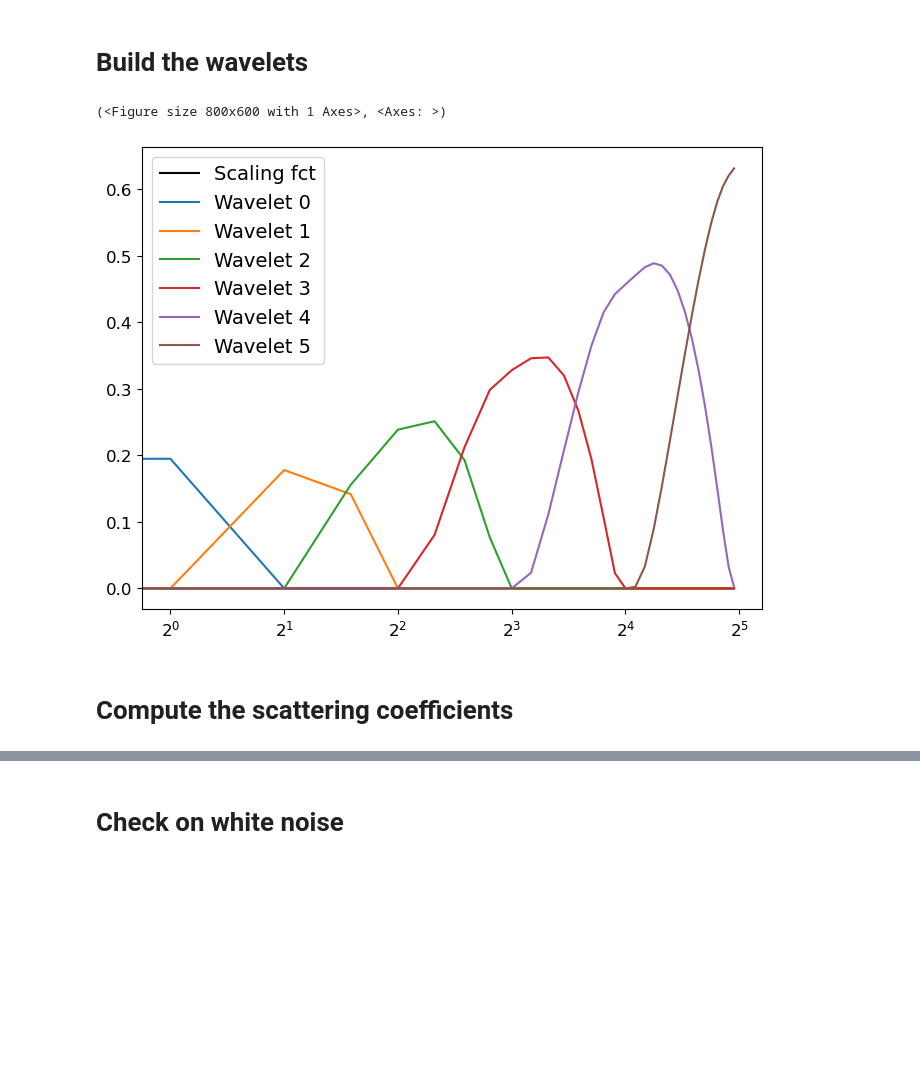
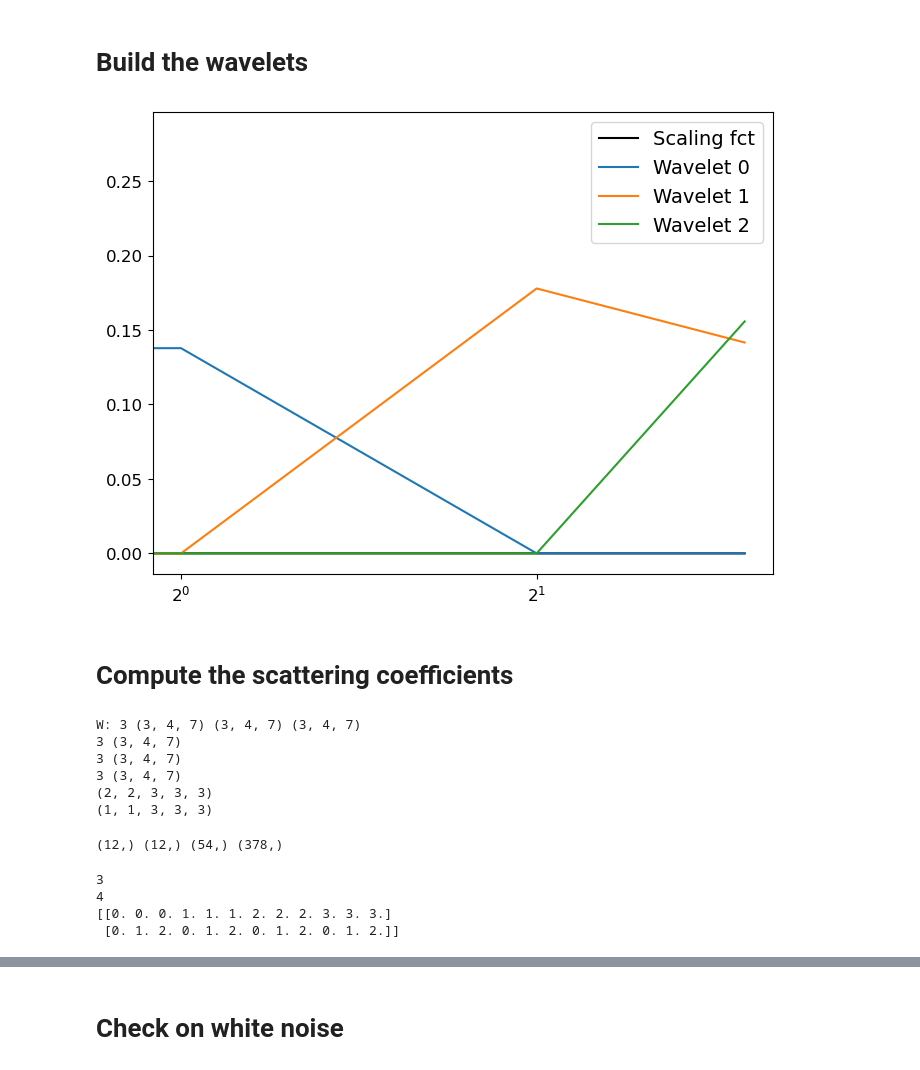
Before and after one commit to mousset/scatcovJAX, a Jupyter notebook: Notebooks/compute_scattering_coeff.ipynb, the cells around one changed output, grey strips where cells are left out. Drawn from its saved outputs; the diff is of its cells as text; code cells hidden in the pictures; blank space fills up the shorter version.

```diff
--- a/Notebooks/compute_scattering_coeff.ipynb
+++ b/Notebooks/compute_scattering_coeff.ipynb
@@ -81,31 +88,53 @@ No GPU/TPU found, falling back to CPU. (Set TF_CPP_MIN_LOG_LEVEL=0 and rerun for
 # %% [markdown]
 # Build the wavelets
-# %%
-filters = filters_directional_vectorised(L, N, J_min)
-plot.plot_filters(filters, real=True, m=L-1)
-
-# print(filters.shape)
-# m = L-1
-#
-# plt.figure(figsize=(8, 6))
-# # plt.plot(filters[1], 'ko', label='Scaling fct')
-# for j in range(J):
-#     plt.plot(np.real(filters)[j, :, m], label=f'wavelet {j}')
-# plt.xscale('log', base=2)
-# plt.legend()
-# %% [output]
-(<Figure size 800x600 with 1 Axes>, <Axes: >)
-[figure, removed]
+# %%
+filters = filters_directional_vectorised(L, N, J_min)
+plot.plot_filters(filters, real=False, m=L-2)
+
+
+filters = filters[0]
+# %% [output]
+[figure, added]
 # %% [markdown]
 # Compute the scattering coefficients
 # %%
 reload(scatlib)
-# Compute the coeff
-if axi:
-    # mean, var, S1, P00, C01, C11 = scatlib.scat_cov_axi(
-    #     Ilm[:,L-1:], L, N, J_min, sampling, nside, reality, multiresolution, filters=filters)
-    mean, var, S1, P00, C01, C11 = scatlib.scat_cov_axi(
-        Ilm, L, N, J_min, sampling, nside, reality, multiresolution, filters=filters)
-else:
-    mean, var, S1, P00, C01, C11 = scatlib.scat_cov_dir(
-    Ilm, L, N, J_min, sampling, nside, reality, multiresolution, filters=filters[0])
+
+mean, var, S1, P00, C01, C11 = scatlib.scat_cov_dir(
+    Ilm, L, N, J_min, sampling, nside, reality, multiresolution, filters=filters)
+# %% [output]
+W: 3 (3, 4, 7) (3, 4, 7) (3, 4, 7)
+3 (3, 4, 7)
+3 (3, 4, 7)
+3 (3, 4, 7)
+(2, 2, 3, 3, 3)
+(1, 1, 3, 3, 3)
+# %%
+print(S1.shape, P00.shape, C01.shape, C11.shape)
+# %% [output]
+(12,) (12,) (54,) (378,)
+# %%
+def get_idx_coeffs_S1_P00(L, N, J_min):
+    J = s2wav.utils.shapes.j_max(L)
+    print(J)
+    NJ = J - J_min + 1  # Nb of scales
+    print(NJ)
+    Norient = 2 * N - 1   # Nb of orientations
+
+    idx = np.zeros((2, Norient*NJ))
+    i = 0
+    for j in range(J_min, J+1):
+        for n in range(Norient):
+            idx[0, i] = j  # Scale indices
+            idx[1, i] = n  # Orientation indices
+            i += 1
+
+    return idx
+
+idxS1_P00 = get_idx_coeffs_S1_P00(L, N, J_min)
+print(idxS1_P00)
+# %% [output]
+3
+4
+[[0. 0. 0. 1. 1. 1. 2. 2. 2. 3. 3. 3.]
+ [0. 1. 2. 0. 1. 2. 0. 1. 2. 0. 1. 2.]]
```
Also changed, not shown: parts of 19 cells of this notebook.
